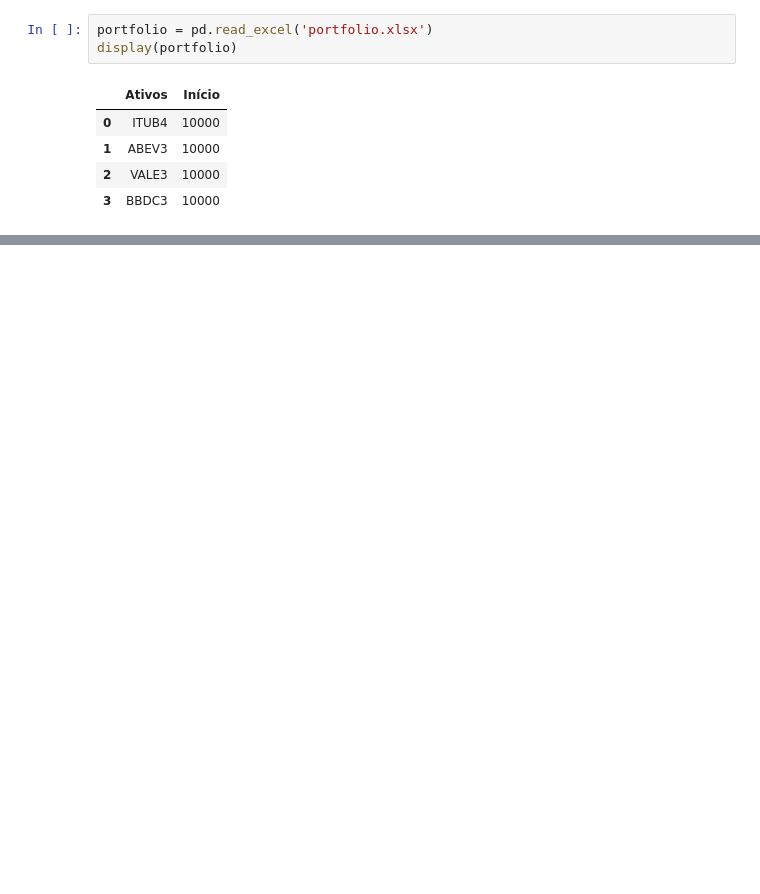
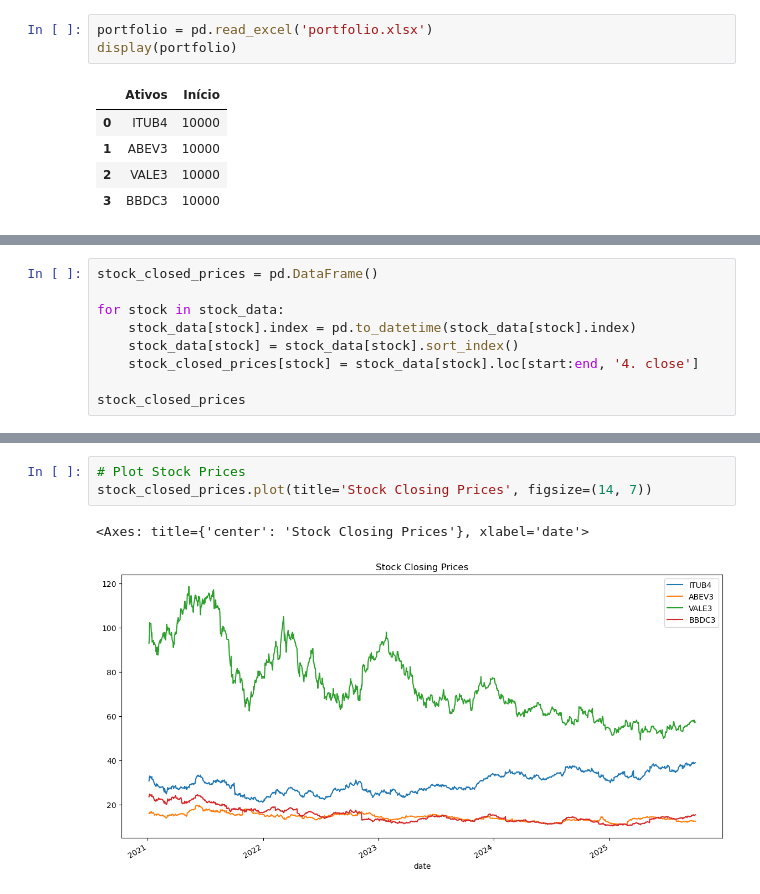
Before and after one commit to FerFilho23/Machine-Learning, a Jupyter notebook: datatalks/module-1/projects/investments-portfolio.ipynb, the cells around one changed output, grey strips where cells are left out. Cells and saved outputs as stored; diff of their text form; blank space fills up the shorter version.

```diff
--- a/datatalks/module-1/projects/investments-portfolio.ipynb
+++ b/datatalks/module-1/projects/investments-portfolio.ipynb
@@ -102,0 +129,9 @@ ValueError: We have detected your API key as JKQDVFAKFH4GVB77 and our standard A
+# %%
+stock_closed_prices = pd.DataFrame()
+
+for stock in stock_data:
+    stock_data[stock].index = pd.to_datetime(stock_data[stock].index)
+    stock_data[stock] = stock_data[stock].sort_index()
+    stock_closed_prices[stock] = stock_data[stock].loc[start:end, '4. close']
+
+stock_closed_prices
@@ -102,0 +153,6 @@ ValueError: We have detected your API key as JKQDVFAKFH4GVB77 and our standard A
+# %%
+# Plot Stock Prices
+stock_closed_prices.plot(title='Stock Closing Prices', figsize=(14, 7))
+# %% [output]
+<Axes: title={'center': 'Stock Closing Prices'}, xlabel='date'>
+[figure, added]
```
Also changed, not shown: parts of 10 cells of this notebook.
